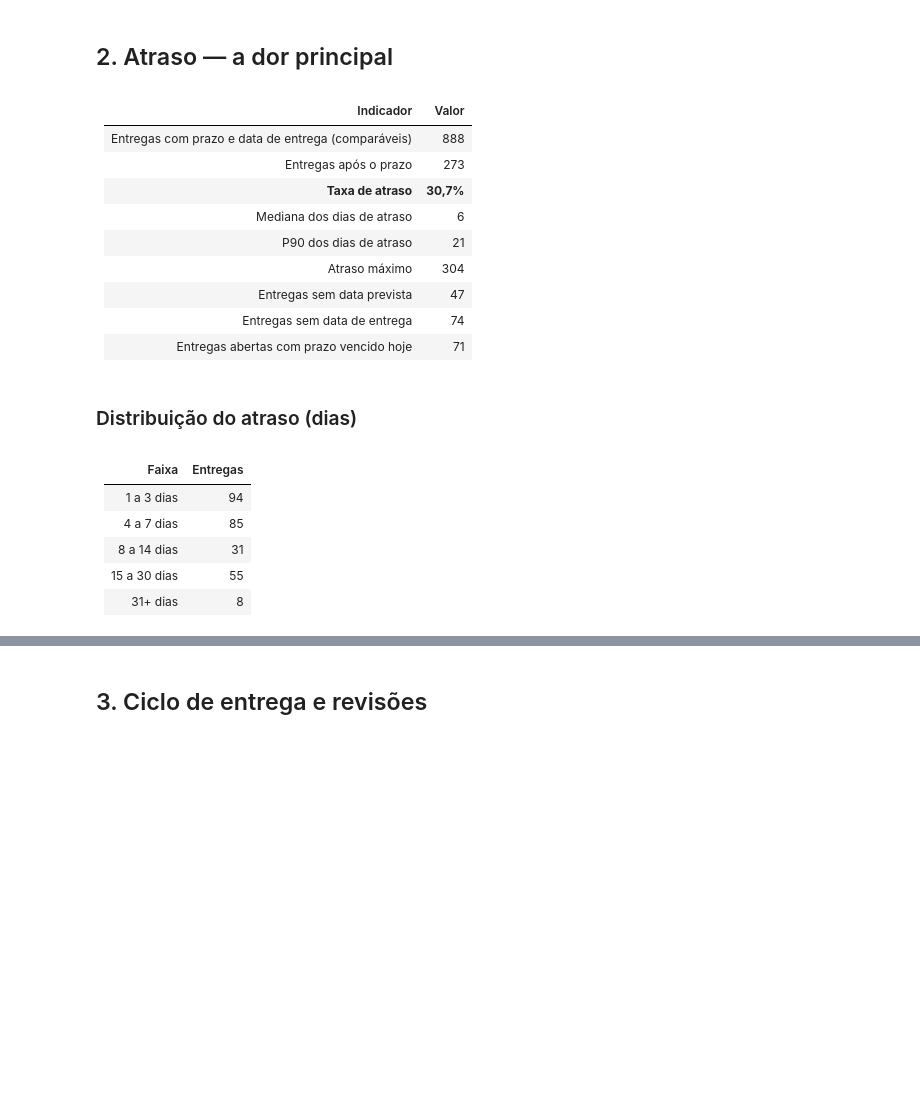
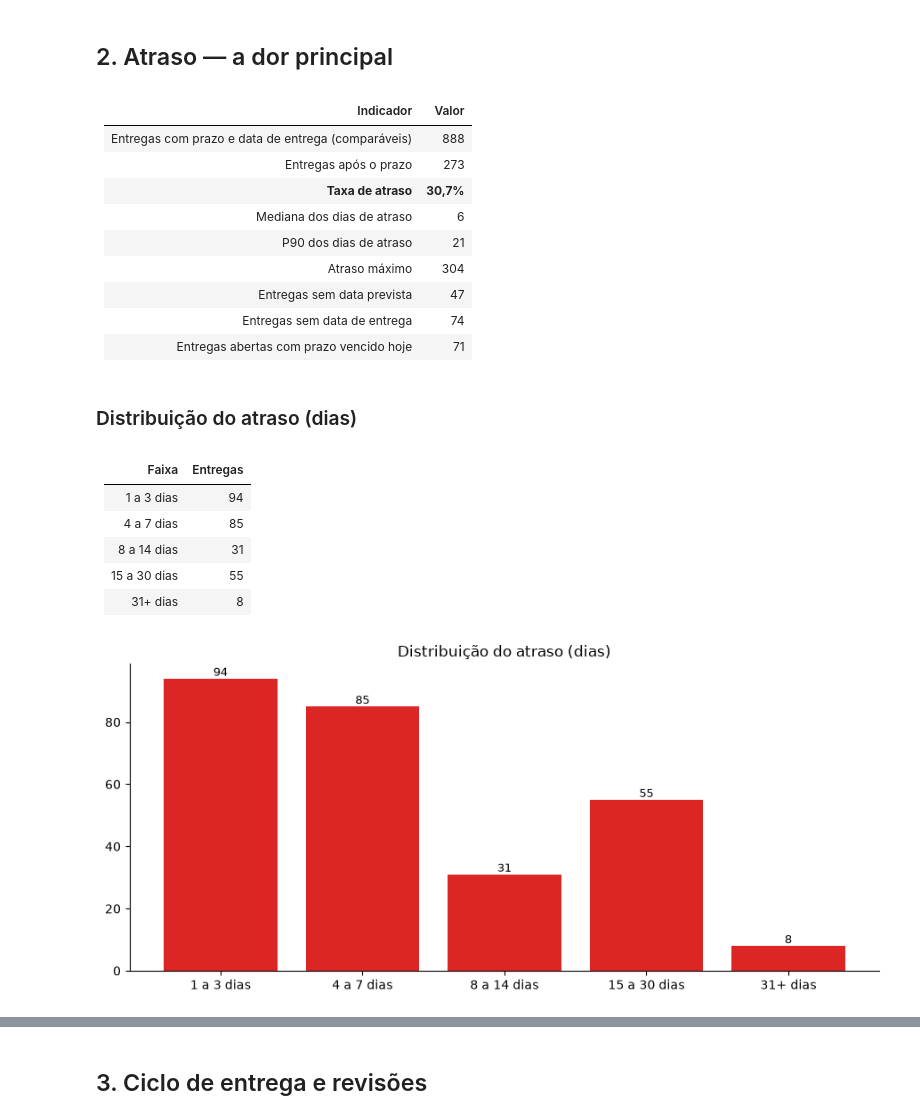
Before and after one commit to fsemeneze/Case_tecnico_Conversion, a Jupyter notebook: docs/diagnostico.ipynb, the cells around one changed output, grey strips where cells are left out. Saved outputs shown, nothing was run; the diff lists cells and outputs as text; code cells hidden in the pictures; blank space fills up the shorter version.

```diff
--- a/docs/diagnostico.ipynb
+++ b/docs/diagnostico.ipynb
@@ -20,6 +20,37 @@ if raiz.name == "docs":
 sys.path.insert(0, str(raiz / "analysis"))
 
 import diagnostico as d
+
+import matplotlib
+import matplotlib.pyplot as plt
+%matplotlib inline
+
+plt.rcParams["figure.figsize"] = (9, 4.2)
+plt.rcParams["axes.spines.top"] = False
+plt.rcParams["axes.spines.right"] = False
+plt.rcParams["font.size"] = 10
+plt.rcParams["axes.titlesize"] = 12
+
+def barras(titulo, rotulos, valores, horizontal=False, cor="#2563eb", sufixo=""):
+    fig, ax = plt.subplots()
+    if horizontal:
+        pos = list(range(len(rotulos)))
+        ax.barh(pos, valores, color=cor)
+        ax.set_yticks(pos)
+        ax.set_yticklabels(rotulos)
+        ax.invert_yaxis()
+        for i, v in enumerate(valores):
+            ax.text(v, i, f" {v}{sufixo}", va="center", fontsize=9)
+    else:
+        pos = list(range(len(rotulos)))
+        ax.bar(pos, valores, color=cor)
+        ax.set_xticks(pos)
+        ax.set_xticklabels(rotulos)
+        for i, v in enumerate(valores):
+            ax.text(i, v, f"{v}{sufixo}", ha="center", va="bottom", fontsize=9)
+    ax.set_title(titulo)
+    fig.tight_layout()
+    plt.show()
 
 brutas = d.ler_csv(raiz / "dados" / "controle_entregas.csv")
 normalizadas, erros, extras = d.normalizar(brutas)
@@ -81,33 +112,41 @@ tabela(
         ["P90 dos dias de atraso", a["dias_p90"]],
         ["Atraso máximo", a["dias_maximo"]],
         ["Entregas sem data prevista", a["sem_data_prevista"]],
         ["Entregas sem data de entrega", a["sem_data_entrega"]],
         ["Entregas abertas com prazo vencido hoje", a["abertas_em_atraso_hoje"]],
     ],
 )
 
 display(Markdown("### Distribuição do atraso (dias)"))
 tabela(["Faixa", "Entregas"], a["distribuicao_faixas"].items())
+
+barras(
+    "Distribuição do atraso (dias)",
+    list(a["distribuicao_faixas"].keys()),
+    list(a["distribuicao_faixas"].values()),
+    cor="#dc2626",
+)
 # %% [output]
 | Indicador | Valor |
 | --- | --- |
 | Entregas com prazo e data de entrega (comparáveis) | 888 |
 | Entregas após o prazo | 273 |
 | **Taxa de atraso** | **30,7%** |
 | Mediana dos dias de atraso | 6 |
 | P90 dos dias de atraso | 21 |
 | Atraso máximo | 304 |
 | Entregas sem data prevista | 47 |
 | Entregas sem data de entrega | 74 |
 | Entregas abertas com prazo vencido hoje | 71 |
 ### Distribuição do atraso (dias)
 | Faixa | Entregas |
 | --- | --- |
 | 1 a 3 dias | 94 |
 | 4 a 7 dias | 85 |
 | 8 a 14 dias | 31 |
 | 15 a 30 dias | 55 |
 | 31+ dias | 8 |
+[figure, added]
 # %%
 display(Markdown("### Por tipo de entrega"))
 tabela(
```
Also changed, not shown: parts of 4 cells of this notebook.
